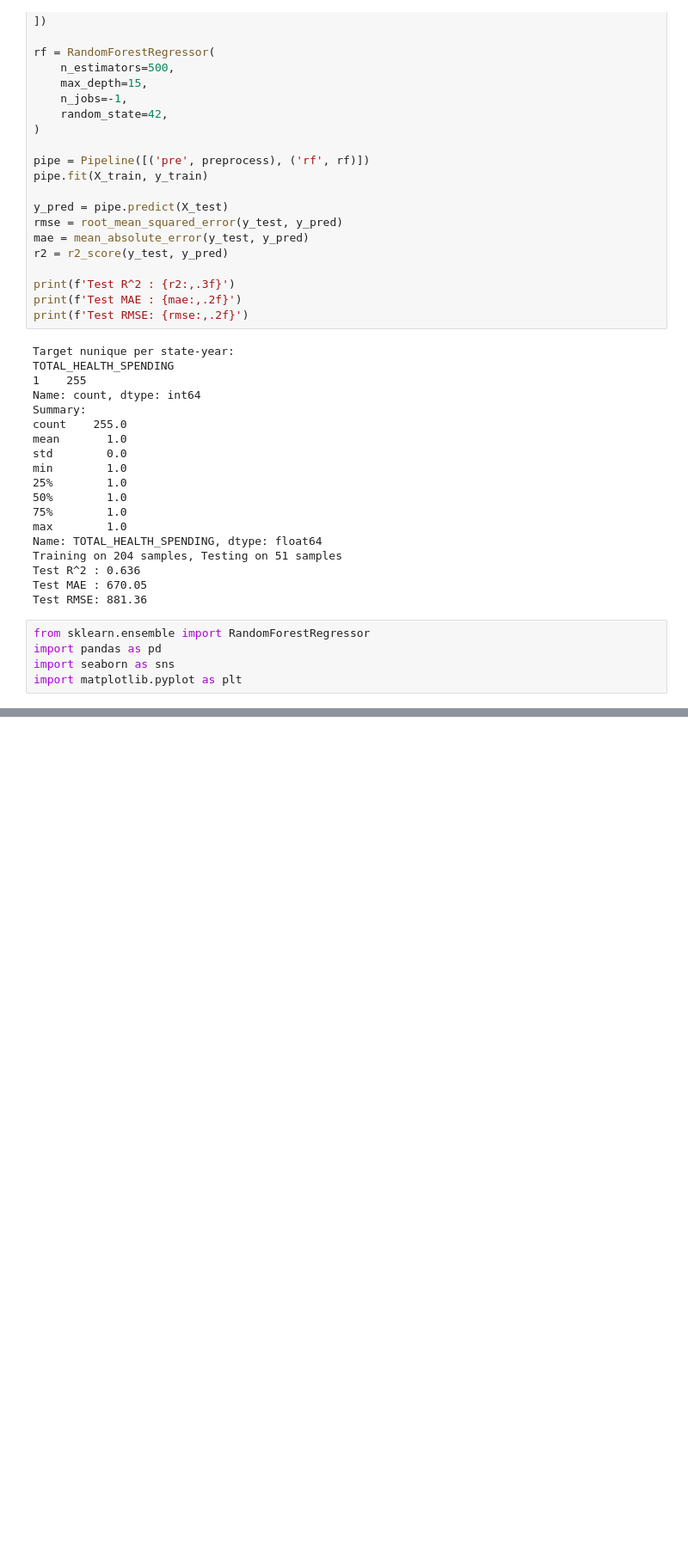
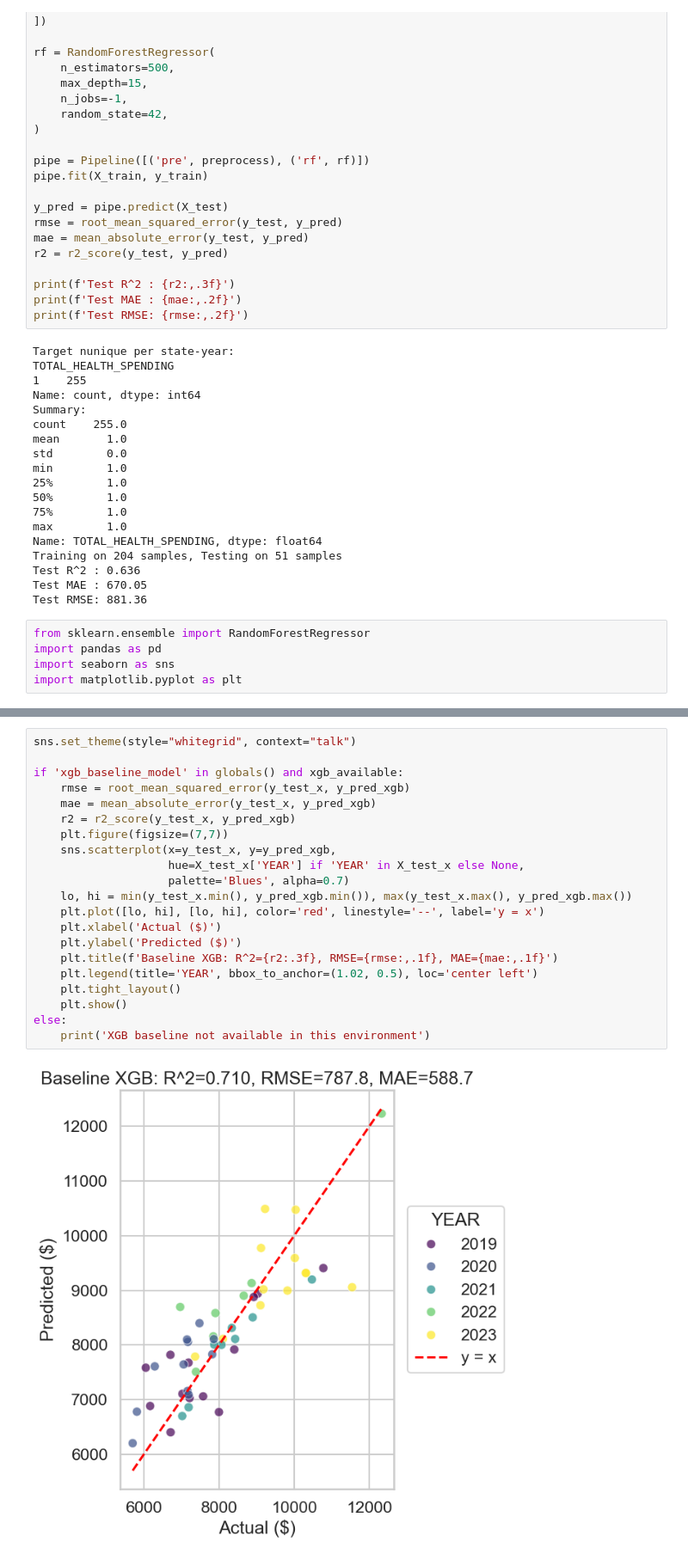
Before and after one commit to SaiShanmukEswarK/Project, a Jupyter notebook: ml_panel.ipynb, the cells around one changed output, grey strips where cells are left out. Shown at 86% size. Cells and saved outputs as stored; diff of their text form; blank space fills up the shorter version.

```diff
--- a/ml_panel.ipynb
+++ b/ml_panel.ipynb
@@ -174 +209,24 @@ Passing `palette` without assigning `hue` is deprecated and will be removed in v
+# %%
+sns.set_theme(style="whitegrid", context="talk")
+
+if 'xgb_baseline_model' in globals() and xgb_available:
+    rmse = root_mean_squared_error(y_test_x, y_pred_xgb)
+    mae = mean_absolute_error(y_test_x, y_pred_xgb)
+    r2 = r2_score(y_test_x, y_pred_xgb)
+    plt.figure(figsize=(7,7))
+    sns.scatterplot(x=y_test_x, y=y_pred_xgb,
+                    hue=X_test_x['YEAR'] if 'YEAR' in X_test_x else None,
+                    palette='Blues', alpha=0.7)
+    lo, hi = min(y_test_x.min(), y_pred_xgb.min()), max(y_test_x.max(), y_pred_xgb.max())
+    plt.plot([lo, hi], [lo, hi], color='red', linestyle='--', label='y = x')
+    plt.xlabel('Actual ($)')
+    plt.ylabel('Predicted ($)')
+    plt.title(f'Baseline XGB: R^2={r2:.3f}, RMSE={rmse:,.1f}, MAE={mae:,.1f}')
+    plt.legend(title='YEAR', bbox_to_anchor=(1.02, 0.5), loc='center left')
+    plt.tight_layout()
+    plt.show()
+else:
+    print('XGB baseline not available in this environment')
+# %% [output]
+[figure, added]
 # %%
```
Also changed, not shown: parts of 8 cells of this notebook.
